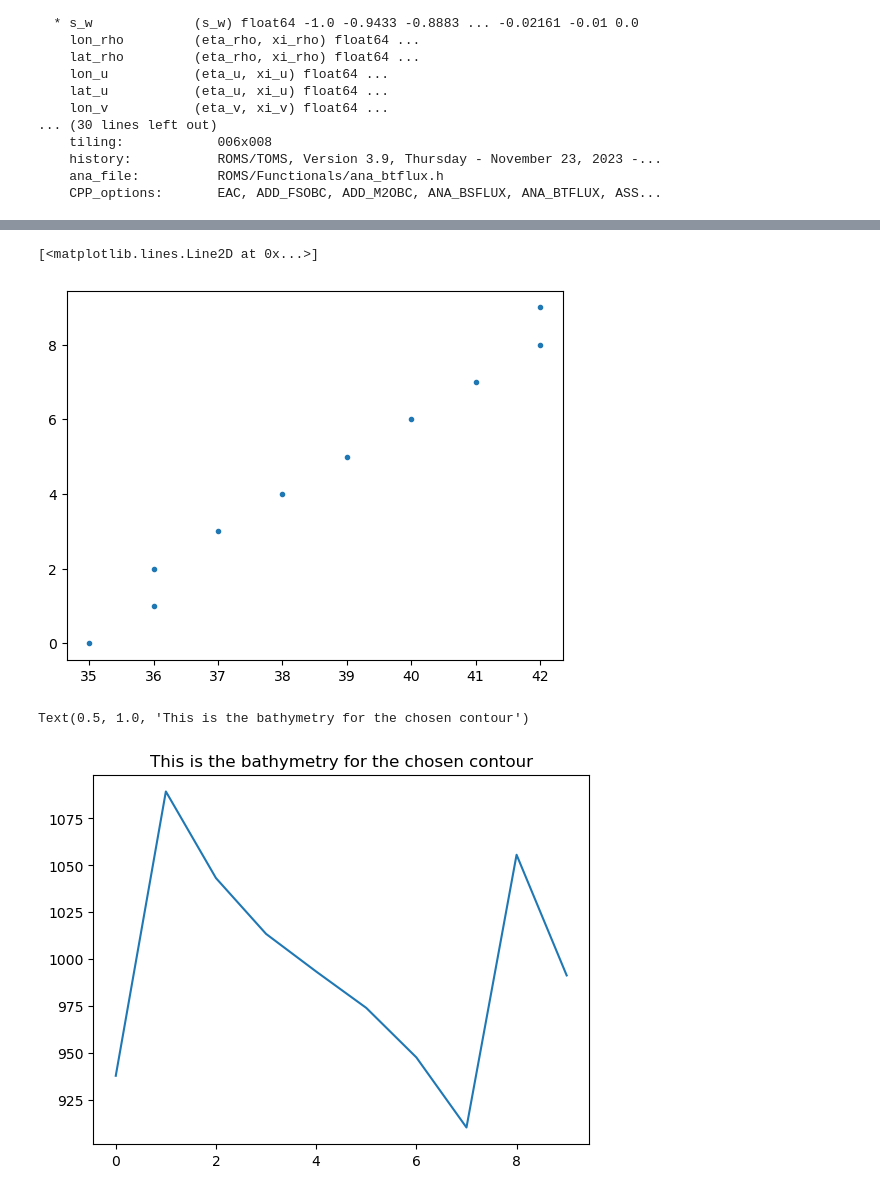
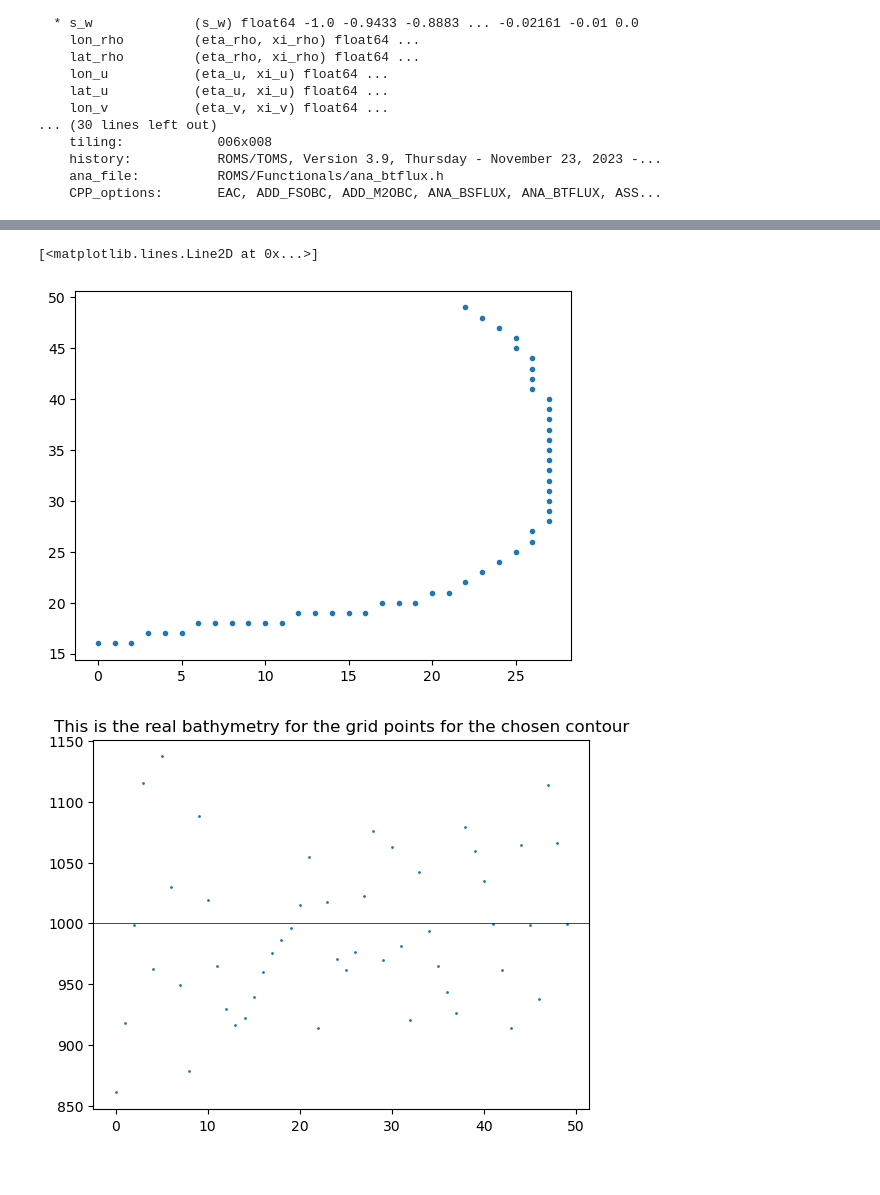
Before and after one commit to fncsobral/waom_notebook, a Jupyter notebook: OHB_shelf/Cross-1500m/testing.ipynb, the cells around one changed output, grey strips where cells are left out. Drawn from its saved outputs; the diff is of its cells as text; code cells hidden in the pictures.

```diff
--- a/OHB_shelf/Cross-1500m/testing.ipynb
+++ b/OHB_shelf/Cross-1500m/testing.ipynb
@@ -24,9 +24,12 @@ Coordinates:
     ana_file:          ROMS/Functionals/ana_btflux.h
     CPP_options:       EAC, ADD_FSOBC, ADD_M2OBC, ANA_BSFLUX, ANA_BTFLUX, ASS...
 # %%
-# Selecting a small area
+# # Selecting a small area
 xi_slice = slice(60, 160)
-eta_slice = slice(140, 150)
+eta_slice = slice(0, 50)
+
+# xi_slice = slice(0, -1)
+# eta_slice = slice(0, -1)
 
 lat_rho = dg["lat_rho"].isel(eta_rho=eta_slice, xi_rho=xi_slice)
 lon_rho = dg["lon_rho"].isel(eta_rho=eta_slice, xi_rho=xi_slice)
@@ -129,7 +172,7 @@ x_contour, y_contour
 plt.plot(x_contour, y_contour, '.')
 # %% [output]
 [<matplotlib.lines.Line2D at 0x...>]
-[figure, old version]
+[figure, new version]
 # %%
 # Getting the bathymetry for the contour
 h_contour = np.zeros(len(x_contour))
@@ -137,11 +180,11 @@ h_contour = np.zeros(len(x_contour))
 for ii in range(len(h_contour)):
     h_contour[ii] = h[y_contour[ii], x_contour[ii]]
 # %%
-plt.plot(h_contour)
-plt.title('This is the bathymetry for the chosen contour')
+plt.plot(h_contour, 'o', markersize=1)
+plt.axhline(contour_depth, color='k', linewidth=0.5);
+plt.title('This is the real bathymetry for the grid points for the chosen contour');
 # %% [output]
-Text(0.5, 1.0, 'This is the bathymetry for the chosen contour')
-[figure, old version]
+[figure, new version]
 # %%
 # Choose whether you want your contour on the u or t grid.
 x_var = lon_rho
```
Also changed, not shown: parts of 46 cells of this notebook.
